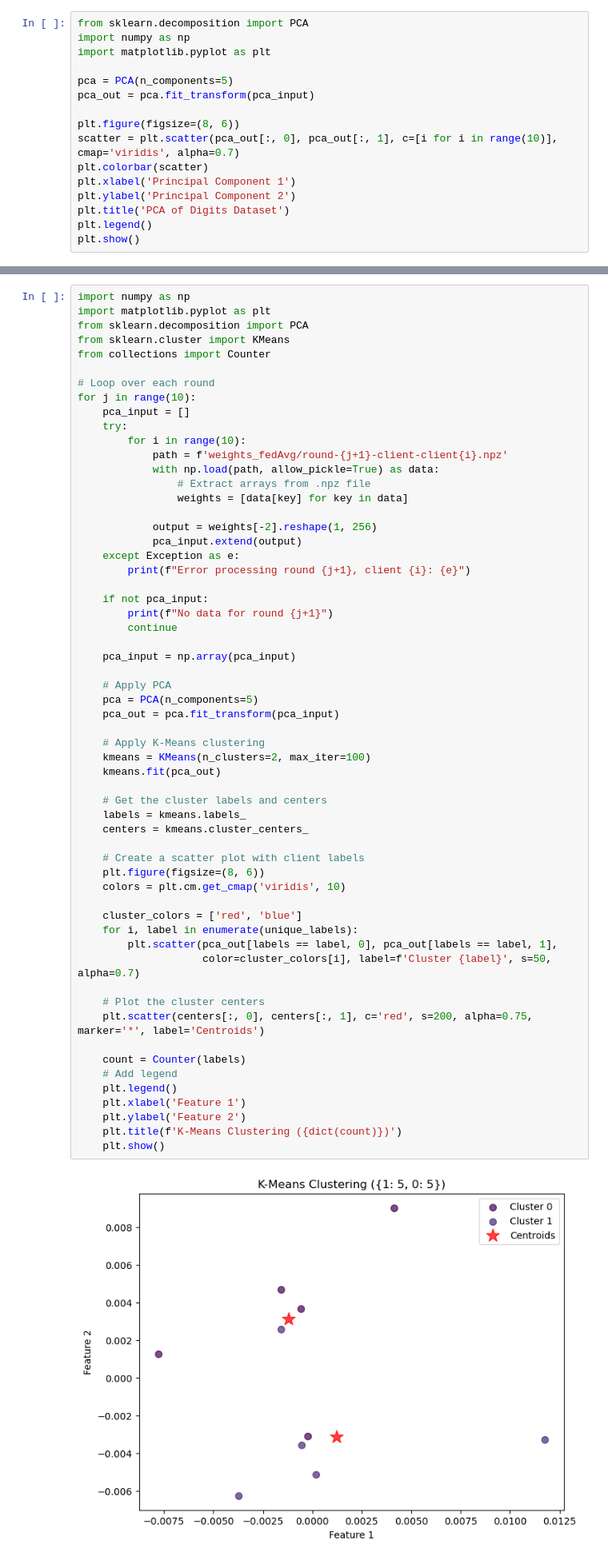
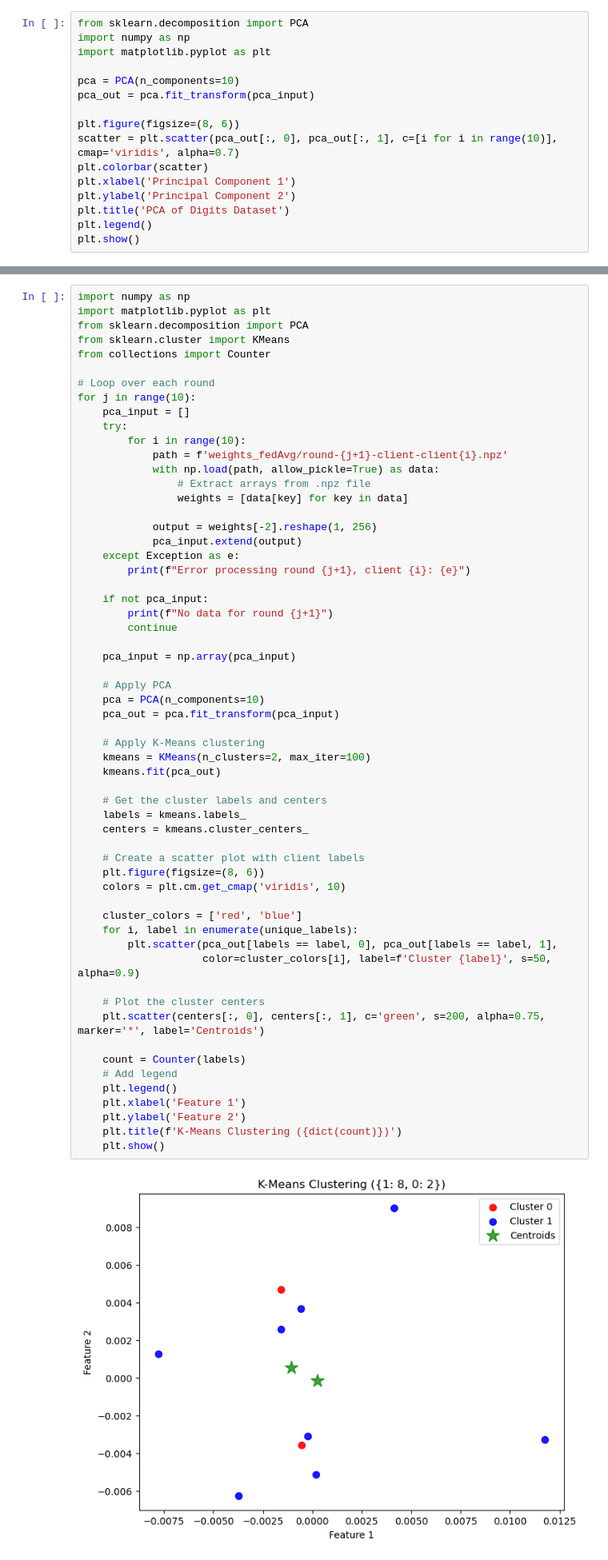
Before and after one commit to zafaryabZhcet/DesignnTest, a Jupyter notebook: PCA_cluster.ipynb, the cells around one changed output, grey strips where cells are left out. Shown at 80% size. Cells and saved outputs as stored; diff of their text form.

```diff
--- a/PCA_cluster.ipynb
+++ b/PCA_cluster.ipynb
@@ -27,7 +27,7 @@ from sklearn.decomposition import PCA
 import numpy as np
 import matplotlib.pyplot as plt
 
-pca = PCA(n_components=5)
+pca = PCA(n_components=10)
 pca_out = pca.fit_transform(pca_input)
 
 plt.figure(figsize=(8, 6))
@@ -246,35 +227,35 @@ for j in range(10):
     pca_input = np.array(pca_input)
 
     # Apply PCA
-    pca = PCA(n_components=5)
+    pca = PCA(n_components=10)
     pca_out = pca.fit_transform(pca_input)
 
     # Apply K-Means clustering
     kmeans = KMeans(n_clusters=2, max_iter=100)
     kmeans.fit(pca_out)
 
     # Get the cluster labels and centers
     labels = kmeans.labels_
     centers = kmeans.cluster_centers_
 
     # Create a scatter plot with client labels
     plt.figure(figsize=(8, 6))
     colors = plt.cm.get_cmap('viridis', 10)
 
     cluster_colors = ['red', 'blue']
     for i, label in enumerate(unique_labels):
         plt.scatter(pca_out[labels == label, 0], pca_out[labels == label, 1],
-                    color=cluster_colors[i], label=f'Cluster {label}', s=50, alpha=0.7)
+                    color=cluster_colors[i], label=f'Cluster {label}', s=50, alpha=0.9)
 
     # Plot the cluster centers
-    plt.scatter(centers[:, 0], centers[:, 1], c='red', s=200, alpha=0.75, marker='*', label='Centroids')
+    plt.scatter(centers[:, 0], centers[:, 1], c='green', s=200, alpha=0.75, marker='*', label='Centroids')
 
     count = Counter(labels)
     # Add legend
     plt.legend()
     plt.xlabel('Feature 1')
     plt.ylabel('Feature 2')
     plt.title(f'K-Means Clustering ({dict(count)})')
     plt.show()
 # %% [output]
-[figure, old version]
+[figure, new version]
```
Also changed, not shown: parts of 6 cells of this notebook, 10 other files.
